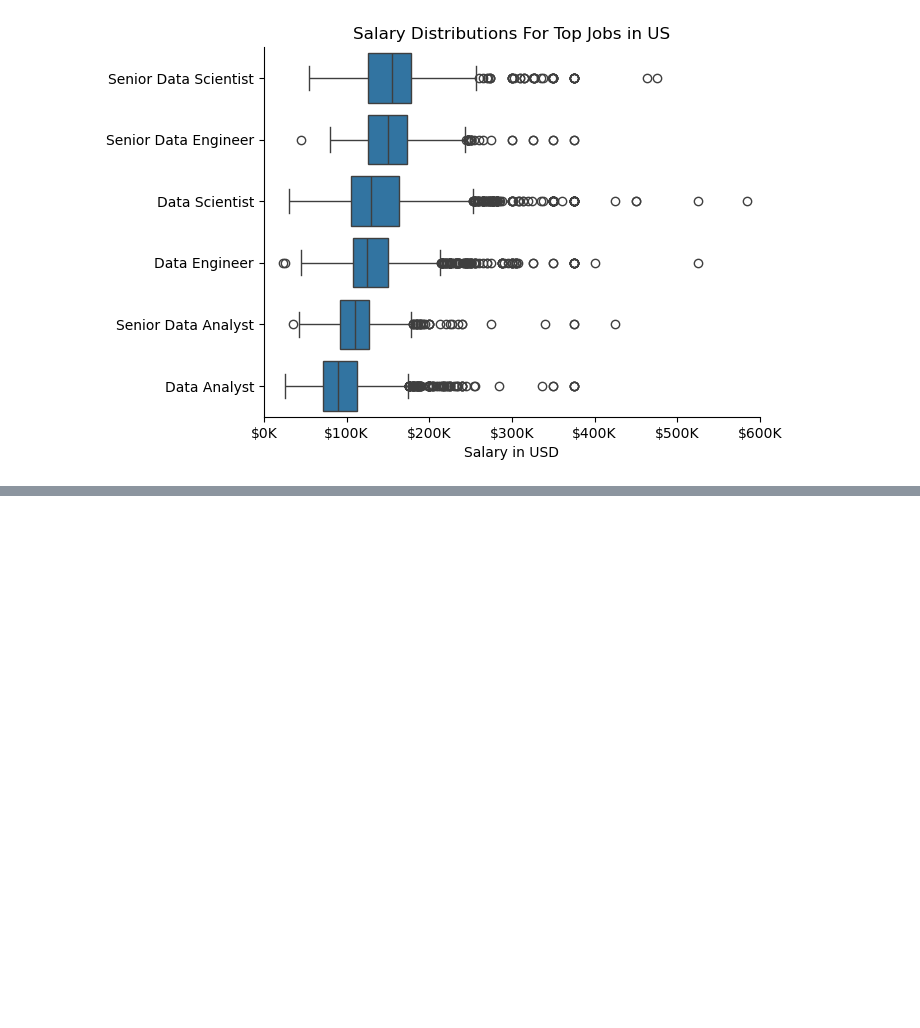
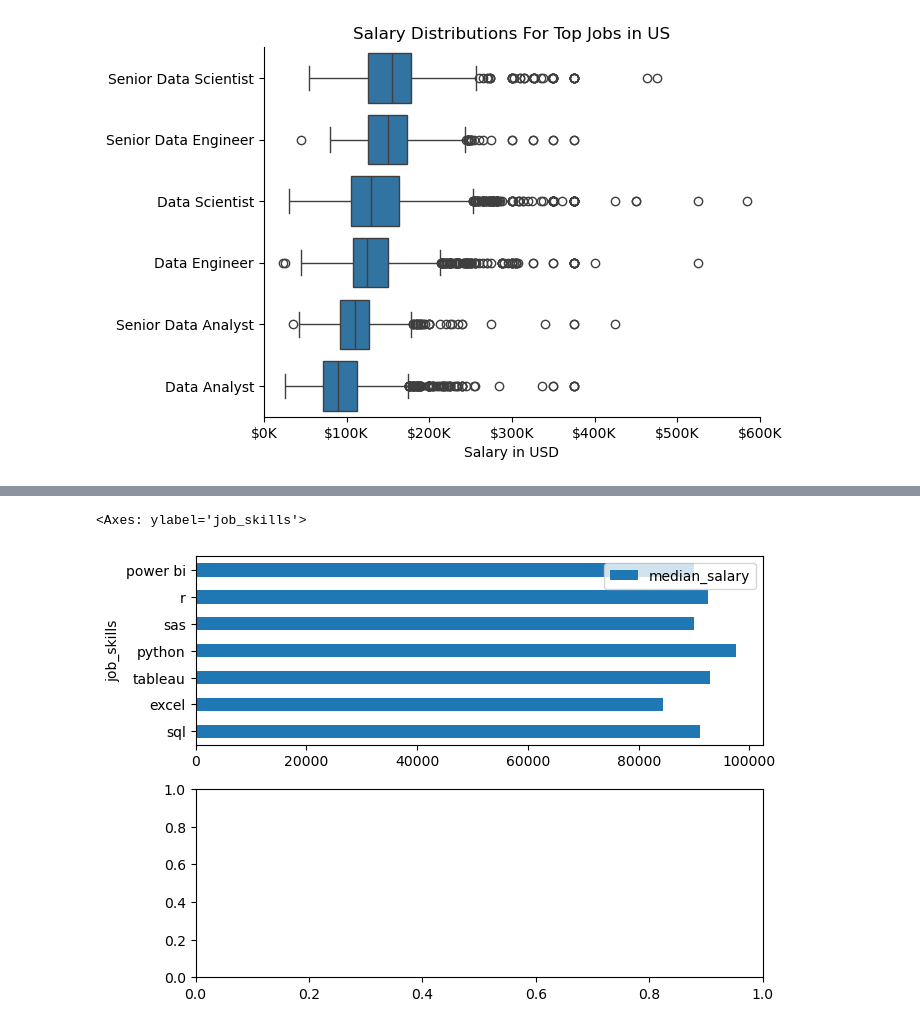
Before and after one commit to PradhumanSoni/Advanced_Pandas, a Jupyter notebook: Project/4_Salary_Analysis.ipynb, the cells around one changed output, grey strips where cells are left out. Drawn from its saved outputs; the diff is of its cells as text; code cells hidden in the pictures; blank space fills up the shorter version.

```diff
--- a/Project/4_Salary_Analysis.ipynb
+++ b/Project/4_Salary_Analysis.ipynb
@@ -53,0 +56,12 @@ plt.xlim(0,600000)
+# %%
+df_da_us = df[(df['job_title_short']=='Data Analyst') & (df['job_country']=='United States')].copy()
+# %%
+df_exploded= df_da_us.explode('job_skills')
+# %%
+df_final = df_exploded.groupby('job_skills').agg(
+    skill_count = ('job_skills', 'count'),
+    median_salary = ('salary_year_avg','median')
+)
+# %%
+df_top_skills = df_final.sort_values(by='skill_count', ascending=False).head(7).reset_index()
+df_top_skills
@@ -53,0 +93,9 @@ plt.xlim(0,600000)
+# %%
+fig , ax = plt.subplots(2,1)
+# sns.boxplot(data=df_highest_pay_skills , x='median_salary',y='job_skills', hue='median_salary', palette='dark:r_r',ax=ax[0])
+# sns.boxplot(data=df_top_skills , x='median_salary',y='job_skills', hue='median_salary', palette='dark:r_r',ax=ax[1])
+fig.tight_layout()
+df_top_skills.plot(kind='barh' , x='job_skills', y='median_salary' ,ax=ax[0])
+# %% [output]
+<Axes: ylabel='job_skills'>
+[figure, added]
```
Also changed, not shown: parts of 4 cells of this notebook.
